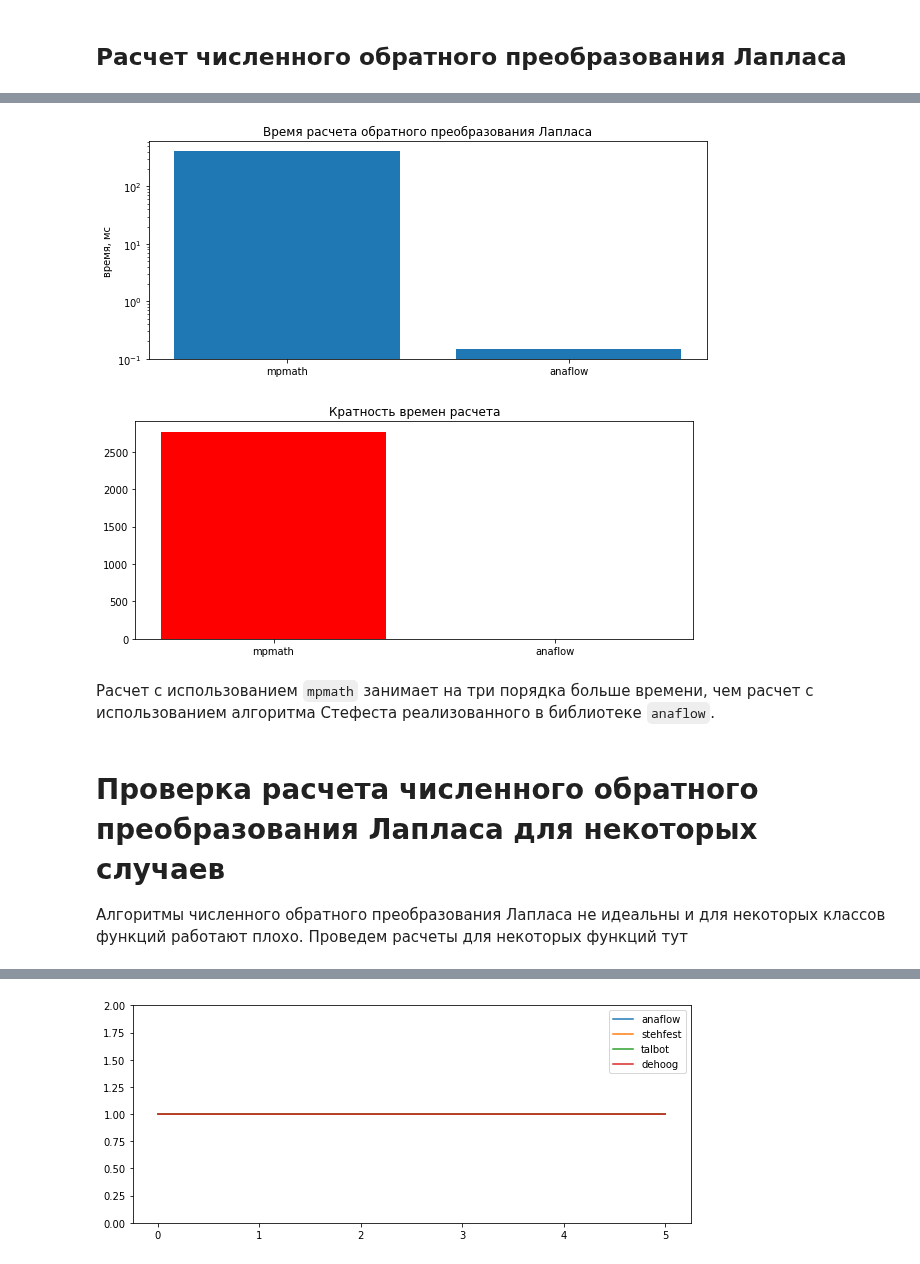
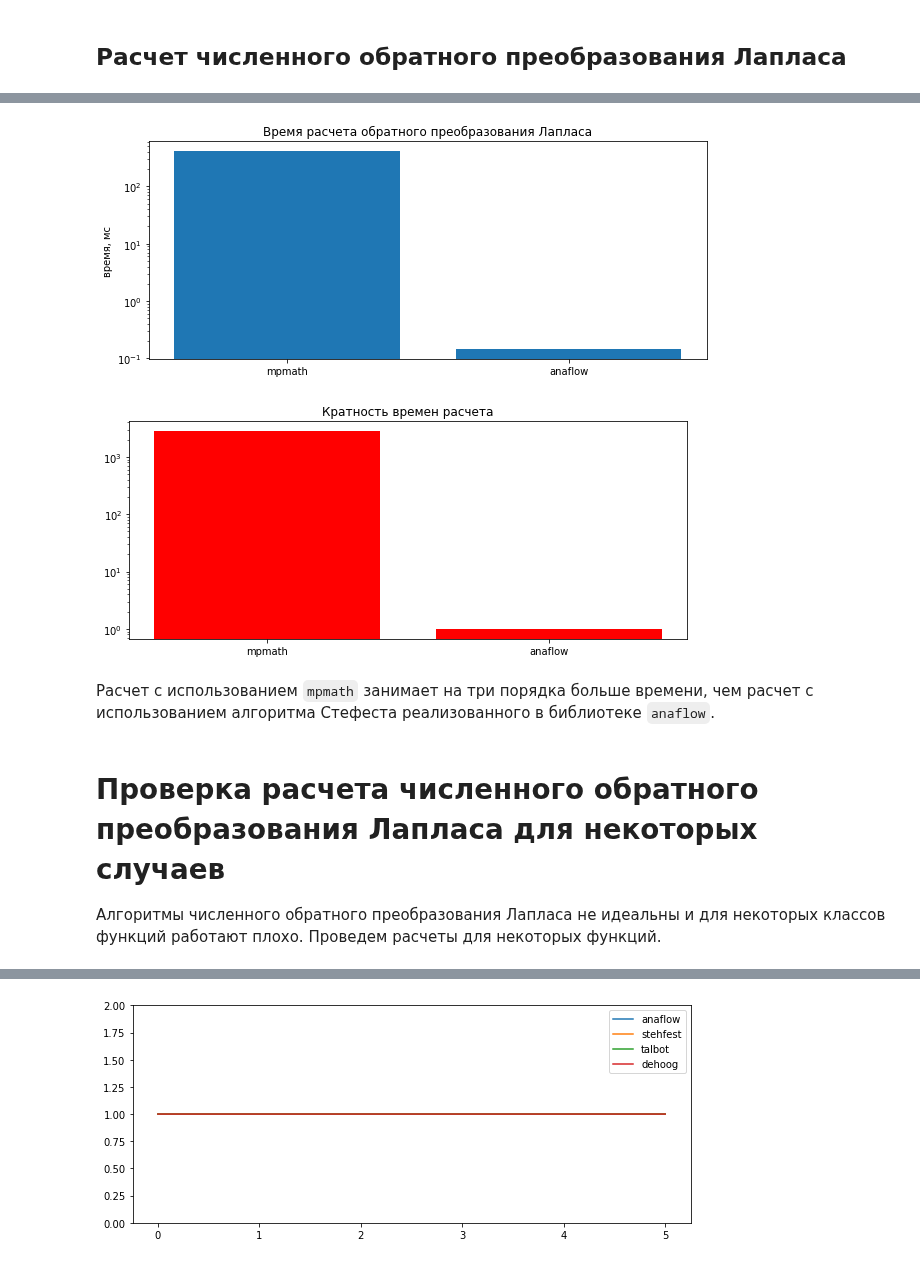
Before and after one commit to khabibullinra/welltest_examples, a Jupyter notebook: jupyter/99_some_technical_staff.ipynb, the cells around one changed output, grey strips where cells are left out. Cells and saved outputs as stored; diff of their text form; code cells hidden in the pictures.

```diff
--- a/jupyter/99_some_technical_staff.ipynb
+++ b/jupyter/99_some_technical_staff.ipynb
@@ -251,14 +255,15 @@ lap_inv_mpmath = lambda s: invertlaplace(pd_lapl_mpmath, s ,method='stehfest')
 t_mpmath = %timeit -o [lap_inv_mpmath(ti) for ti in [1,2,3]]
 t_anaflow = %timeit -o [lap_inv_anaflow(ti) for ti in [1,2,3]]
 
-plt.bar(['mpmath', 'anaflow'], [t_mpmath.average*1000, t_anaflow.average*1000])
+plt.bar(['mpmath', 'anaflow'], [t_mpmath.best*1000, t_anaflow.best*1000])
 plt.yscale('log')
 plt.ylabel('время, мс')
 plt.title('Время расчета обратного преобразования Лапласа')
 plt.show()
 
 
-plt.bar(['mpmath', 'anaflow'], [t_mpmath.average/t_anaflow.average , 1], color = 'red')
+plt.bar(['mpmath', 'anaflow'], [t_mpmath.best/t_anaflow.best , 1], color = 'red')
 plt.title('Кратность времен расчета')
+plt.yscale('log')
 plt.show()
 # %% [output]
@@ -267,8 +272,8 @@ plt.show()
 [figure]
-[figure, old version]
+[figure, new version]
 # %% [markdown]
 Расчет с использованием `mpmath` занимает на три порядка больше времени, чем расчет с использованием алгоритма Стефеста реализованного в библиотеке `anaflow`.
 # %% [markdown]
 # Проверка расчета численного обратного преобразования Лапласа для некоторых случаев <a class="anchor" id="laplace-invertion-check"></a>
 
-Алгоритмы численного обратного преобразования Лапласа не идеальны и для некоторых классов функций работают плохо. Проведем расчеты для некоторых функций тут
+Алгоритмы численного обратного преобразования Лапласа не идеальны и для некоторых классов функций работают плохо. Проведем расчеты для некоторых функций.
```
Also changed, not shown: parts of 29 cells of this notebook, 2 other files.
